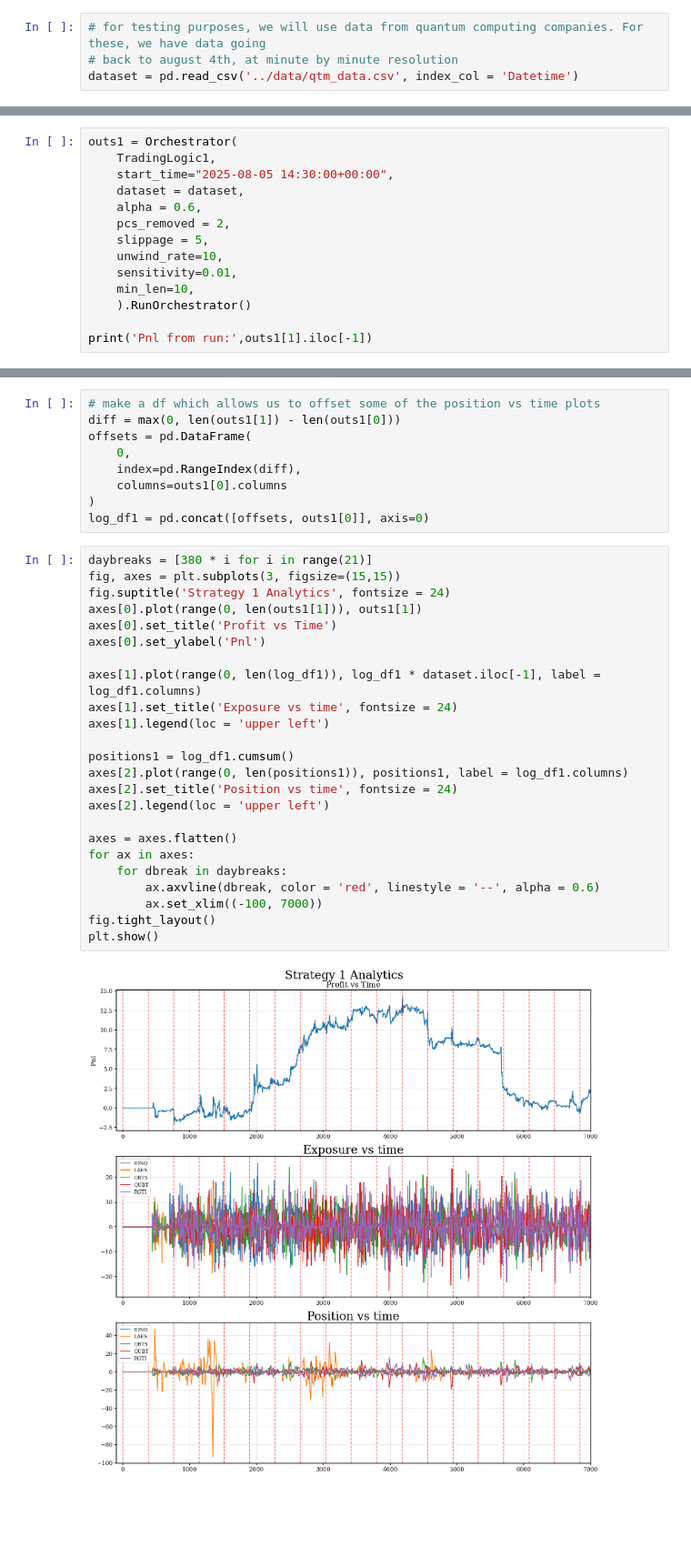
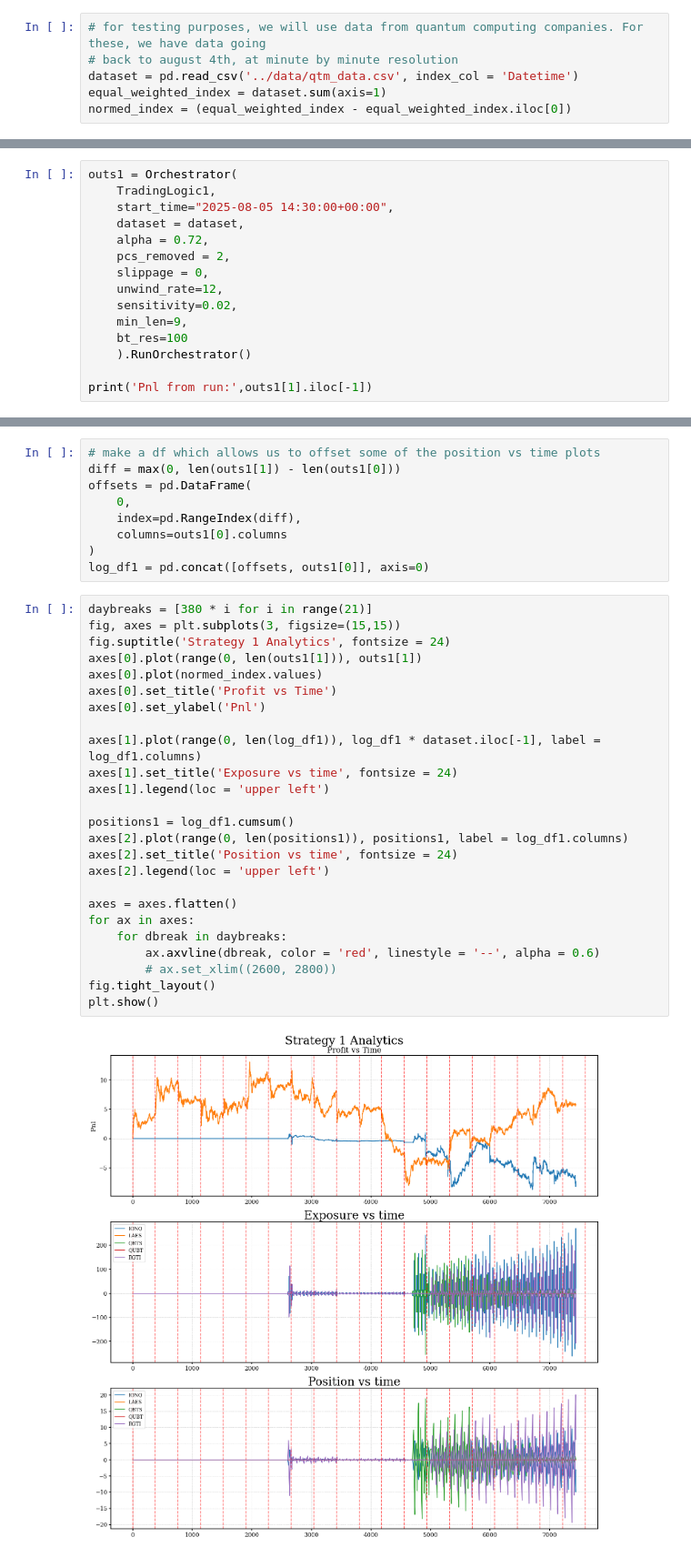
Before and after one commit to Harry-Ell/financial-anomaly-detection, a Jupyter notebook: backtesting/example_backtest.ipynb, the cells around one changed output, grey strips where cells are left out. Shown: that part at 91% size. Drawn from its saved outputs; the diff is of its cells as text; blank space fills up the shorter version.

Commit message:
altering unwind logic

```diff
--- a/backtesting/example_backtest.ipynb
+++ b/backtesting/example_backtest.ipynb
@@ -15,6 +15,8 @@ from algorithms.TradeLogic1 import TradingLogic as TradingLogic1
 # for testing purposes, we will use data from quantum computing companies. For these, we have data going
 # back to august 4th, at minute by minute resolution
 dataset = pd.read_csv('../data/qtm_data.csv', index_col = 'Datetime')
+equal_weighted_index = dataset.sum(axis=1)
+normed_index = (equal_weighted_index - equal_weighted_index.iloc[0])
 # %% [markdown]
 # Algorithm 1
 # %% [markdown]
@@ -26,12 +28,13 @@ outs1 = Orchestrator(
     TradingLogic1,
     start_time="2025-08-05 14:30:00+00:00",
     dataset = dataset,
-    alpha = 0.6,
+    alpha = 0.72,
     pcs_removed = 2,
-    slippage = 5,
-    unwind_rate=10,
-    sensitivity=0.01,
-    min_len=10,
+    slippage = 0,
+    unwind_rate=12,
+    sensitivity=0.02,
+    min_len=9,
+    bt_res=100
     ).RunOrchestrator()
 
 print('Pnl from run:',outs1[1].iloc[-1])
@@ -49,26 +52,27 @@ log_df1 = pd.concat([offsets, outs1[0]], axis=0)
 # %%
 daybreaks = [380 * i for i in range(21)]
 fig, axes = plt.subplots(3, figsize=(15,15))
 fig.suptitle('Strategy 1 Analytics', fontsize = 24)
 axes[0].plot(range(0, len(outs1[1])), outs1[1])
+axes[0].plot(normed_index.values)
 axes[0].set_title('Profit vs Time')
 axes[0].set_ylabel('Pnl')
 
 axes[1].plot(range(0, len(log_df1)), log_df1 * dataset.iloc[-1], label = log_df1.columns)
 axes[1].set_title('Exposure vs time', fontsize = 24)
 axes[1].legend(loc = 'upper left')
 
 positions1 = log_df1.cumsum()
 axes[2].plot(range(0, len(positions1)), positions1, label = log_df1.columns)
 axes[2].set_title('Position vs time', fontsize = 24)
 axes[2].legend(loc = 'upper left')
 
 axes = axes.flatten()
 for ax in axes:
     for dbreak in daybreaks:
         ax.axvline(dbreak, color = 'red', linestyle = '--', alpha = 0.6)
-        ax.set_xlim((-100, 7000))
+        # ax.set_xlim((2600, 2800))
 fig.tight_layout()
 plt.show()
 # %% [output]
-[figure, old version]
+[figure, new version]
```
Also changed, not shown: parts of 1 cell of this notebook, 4 other files.
